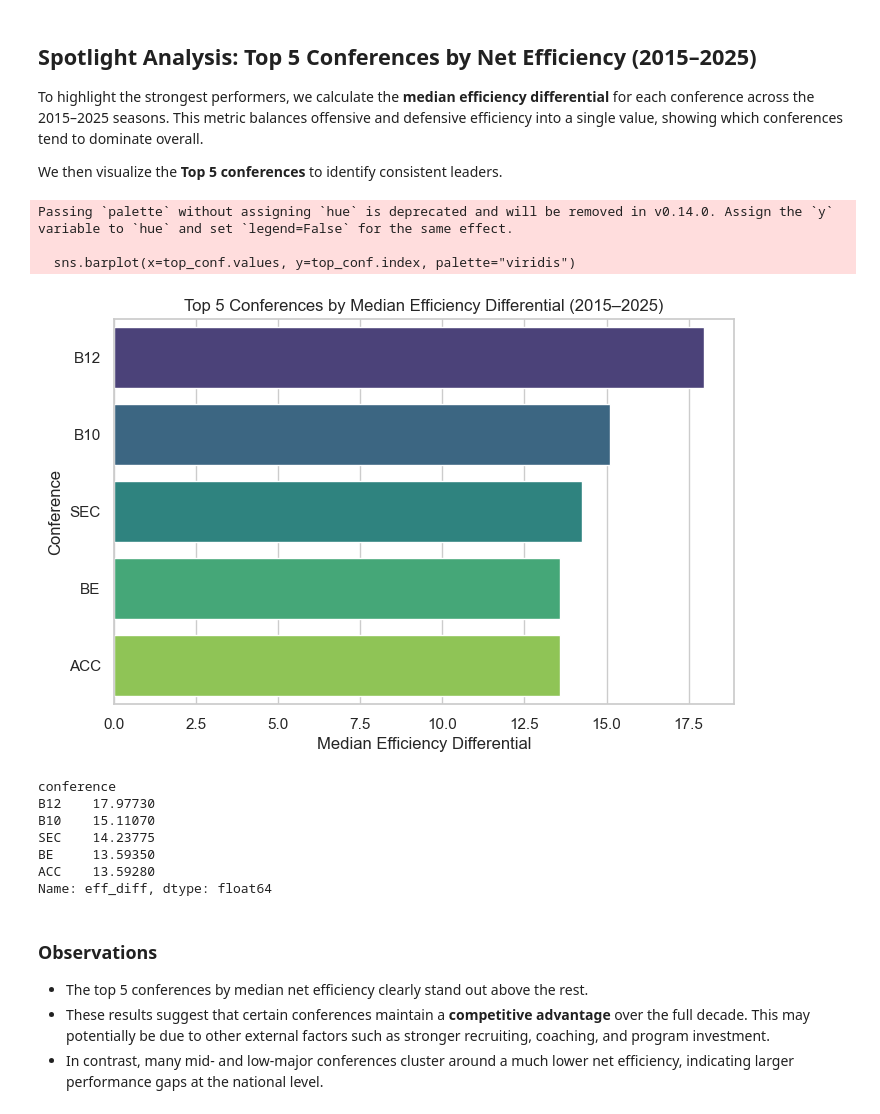
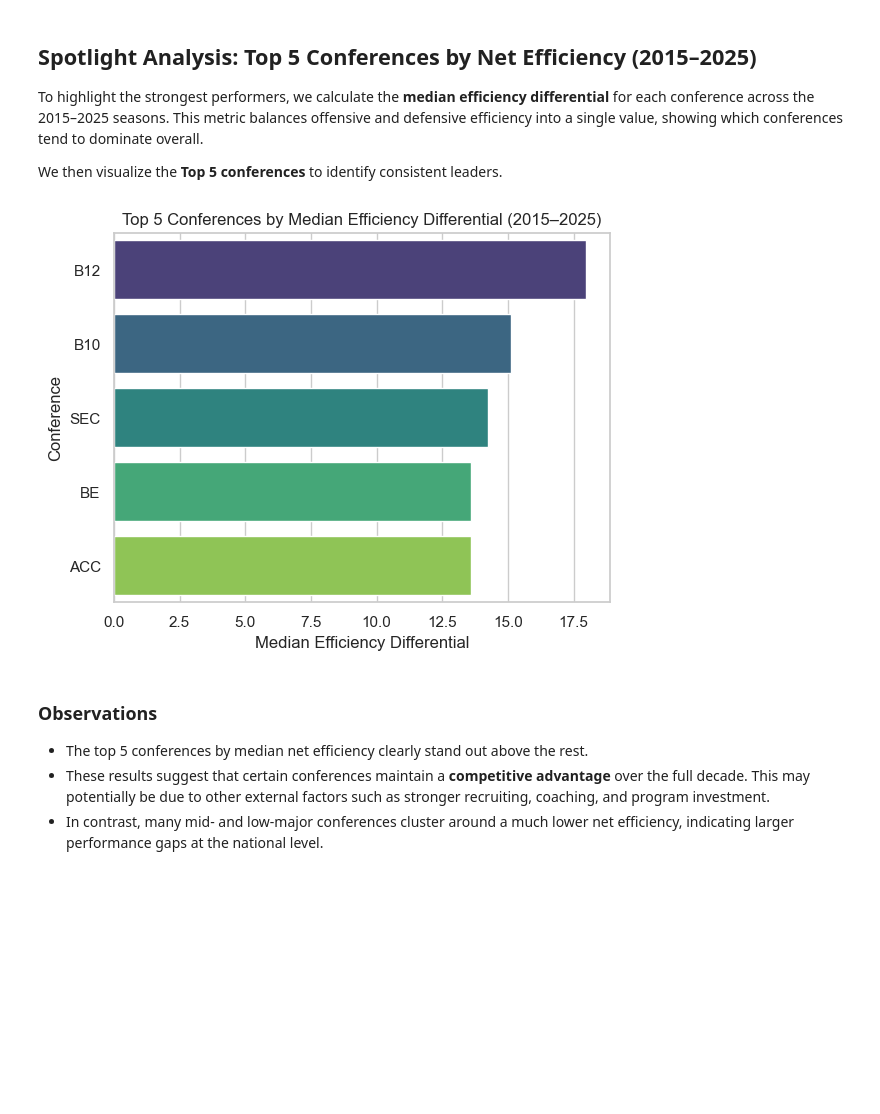
Before and after one commit to brendonmcnulty/datafun-06-eda, a Jupyter notebook: brendon_eda.ipynb, the cells around one changed output. Saved outputs shown, nothing was run; the diff lists cells and outputs as text; code cells hidden in the pictures; blank space fills up the shorter version.

```diff
--- a/brendon_eda.ipynb
+++ b/brendon_eda.ipynb
@@ -477,37 +476,20 @@ efficiency into a single value, showing which conferences tend to dominate overa
 
 We then visualize the **Top 5 conferences** to identify consistent leaders.
 # %%
-# Calculate median eff_diff for each conference across 2015–2025
-top_conf = (
-    df_conf.groupby('conference')['eff_diff']
-    .median()
-    .sort_values(ascending=False)
-    .head(5)
+# Top 5 conferences by median efficiency differential
+sns.barplot(
+    x=top_conf.values,
+    y=top_conf.index,
+    hue=top_conf.index,          # assign hue to remove deprecation warning
+    palette="viridis",
+    legend=False                 # hide redundant legend
 )
-
-# Plot bar chart
-plt.figure(figsize=(8, 5))
-sns.barplot(x=top_conf.values, y=top_conf.index, palette="viridis")
-
 plt.title("Top 5 Conferences by Median Efficiency Differential (2015–2025)")
 plt.xlabel("Median Efficiency Differential")
 plt.ylabel("Conference")
 plt.show()
-
-# Display values for reference
-top_conf
 # %% [output]
-Passing `palette` without assigning `hue` is deprecated and will be removed in v0.14.0. Assign the `y` variable to `hue` and set `legend=False` for the same effect.
-
-  sns.barplot(x=top_conf.values, y=top_conf.index, palette="viridis")
-[figure, old version]
+[figure, new version]
-conference
-B12    17.97730
-B10    15.11070
-SEC    14.23775
-BE     13.59350
-ACC    13.59280
-Name: eff_diff, dtype: float64
 # %% [markdown]
 ### Observations
 - The top 5 conferences by median net efficiency clearly stand out above the rest.
```
Also changed, not shown: parts of 1 cell of this notebook.
